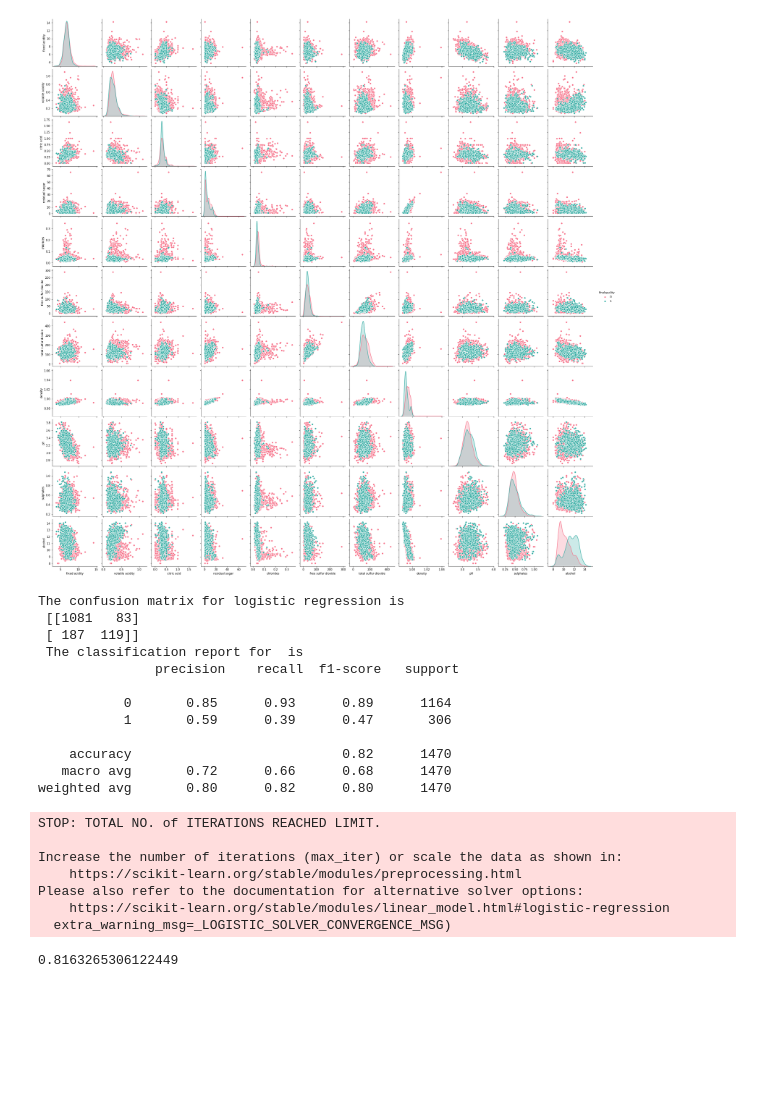
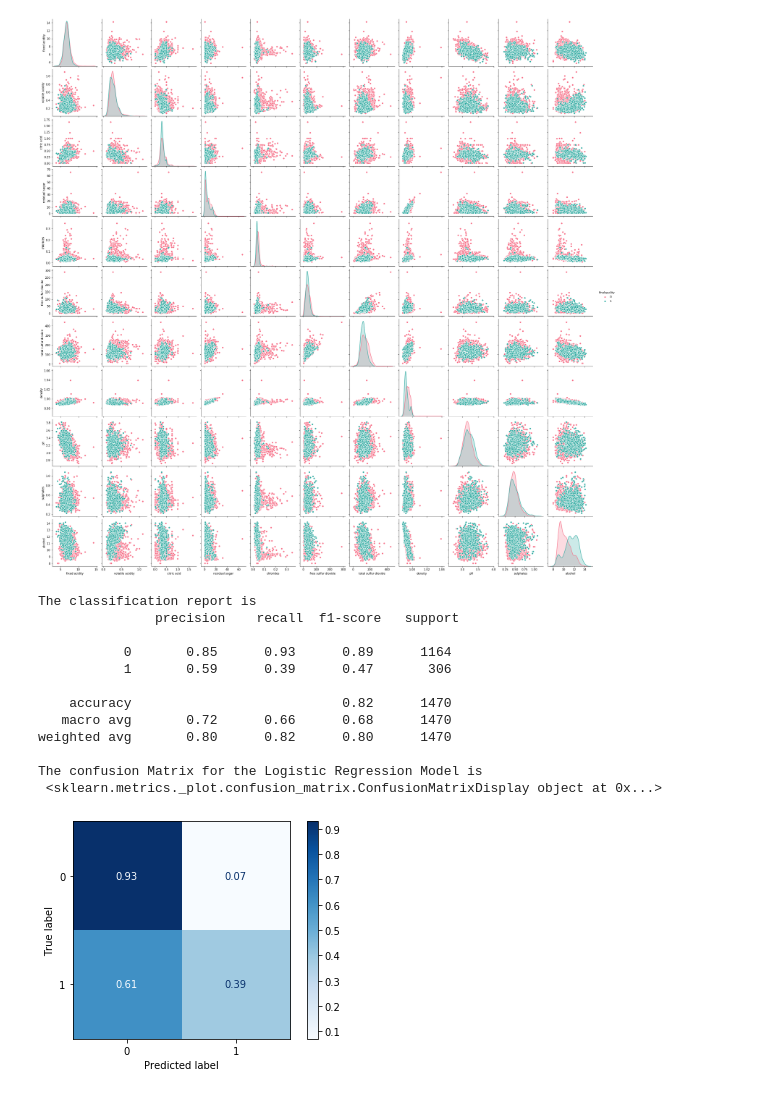
Before and after one commit to vardhanselvaraj/wine-quality, a Jupyter notebook: Wine quality - White Wine.ipynb, the cells around one changed output. Drawn from its saved outputs; the diff is of its cells as text; code cells hidden in the pictures; blank space fills up the shorter version.

Commit message:
Added confusion matrix plots and comparison results

```diff
--- a/Wine quality - White Wine.ipynb
+++ b/Wine quality - White Wine.ipynb
@@ -75,33 +76,25 @@ xtrain, xtest, ytrain, ytest = train_test_split(X, Y,test_size = 0.3, random_sta
 # %%
 from sklearn.linear_model import LogisticRegression
 from sklearn.metrics import confusion_matrix, classification_report
-lr = LogisticRegression()
+lr = LogisticRegression(max_iter = 300)
 lr.fit(xtrain, ytrain)
-print('The confusion matrix for logistic regression is\n', confusion_matrix(ytest, lr.predict(xtest)) ,'\n The classification report for  is\n', classification_report(ytest,lr.predict(xtest)))
+print('The classification report is\n', classification_report(ytest,lr.predict(xtest)))
+
+print("The confusion Matrix for the Logistic Regression Model is \n", plot_confusion_matrix(lr, xtest, ytest, cmap = "Blues", normalize = 'true'))
 # %% [output]
-The confusion matrix for logistic regression is
- [[1081   83]
- [ 187  119]]
- The classification report for  is
+The classification report is
                precision    recall  f1-score   support
 
            0       0.85      0.93      0.89      1164
            1       0.59      0.39      0.47       306
 
     accuracy                           0.82      1470
    macro avg       0.72      0.66      0.68      1470
 weighted avg       0.80      0.82      0.80      1470
+
+The confusion Matrix for the Logistic Regression Model is
+ <sklearn.metrics._plot.confusion_matrix.ConfusionMatrixDisplay object at 0x...>
-STOP: TOTAL NO. of ITERATIONS REACHED LIMIT.
-
-Increase the number of iterations (max_iter) or scale the data as shown in:
-    https://scikit-learn.org/stable/modules/preprocessing.html
-Please also refer to the documentation for alternative solver options:
-    https://scikit-learn.org/stable/modules/linear_model.html#logistic-regression
-  extra_warning_msg=_LOGISTIC_SOLVER_CONVERGENCE_MSG)
+[figure, added]
-# %%
-lr.score(xtest,ytest)
-# %% [output]
-0.8163265306122449
 # %%
 from sklearn.tree import DecisionTreeClassifier
 m1 = DecisionTreeClassifier(random_state = 1)
```
Also changed, not shown: parts of 8 cells of this notebook.
